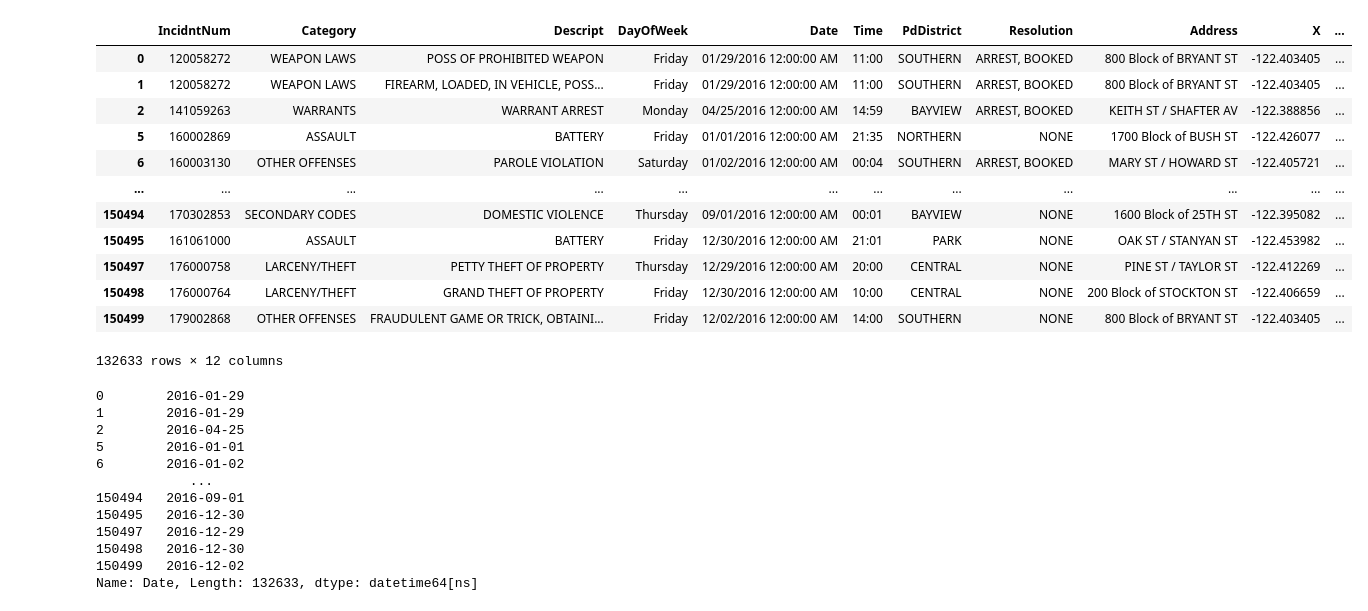
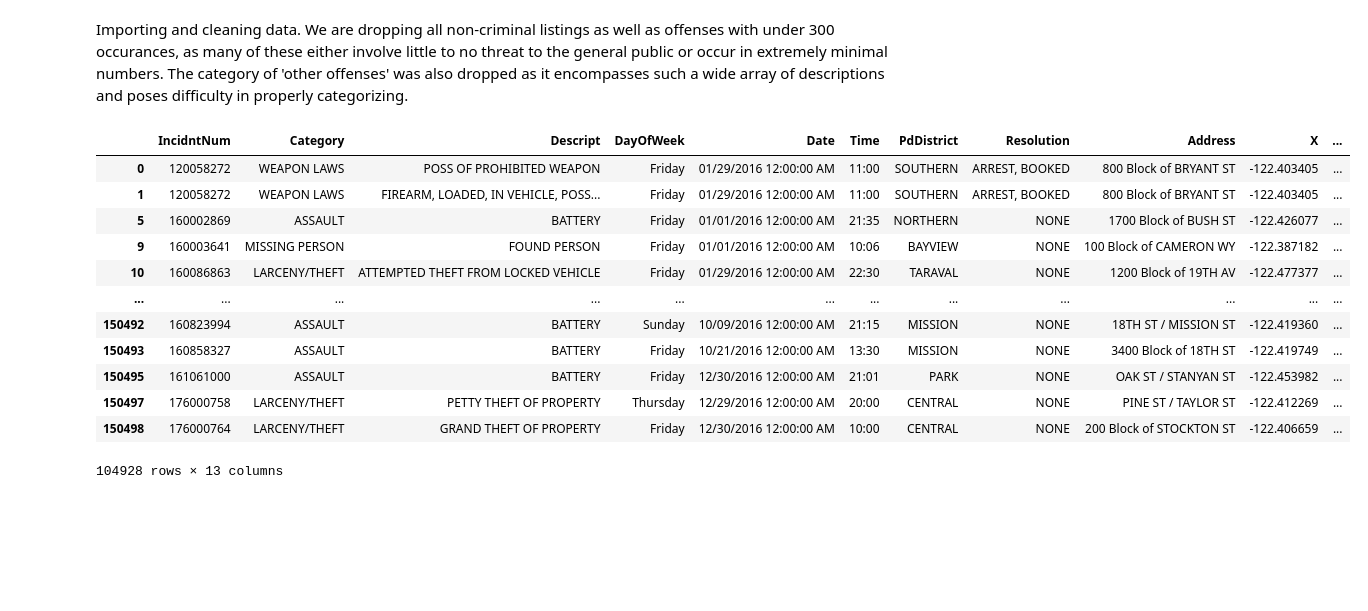
Before and after one commit to michellegillis/SFPD_Crime_Stats_Project, a Jupyter notebook: sf_crime_category.ipynb, the cells around one changed output. Cells and saved outputs as stored; diff of their text form; code cells hidden in the pictures; blank space fills up the shorter version.

```diff
--- a/sf_crime_category.ipynb
+++ b/sf_crime_category.ipynb
@@ -1,26 +1,28 @@
+# %% [markdown]
+Importing and cleaning data. We are dropping all non-criminal listings as well as offenses with under 300 occurances, as many of these either involve little to no threat to the general public or occur in extremely minimal numbers. The category of 'other offenses' was also dropped as it encompasses such a wide array of descriptions and poses difficulty in properly categorizing.
 # %%
 import pandas as pd
 import numpy as np
 import matplotlib.pyplot as plt
 
 csvpath = "Resources/sfpd_incidents_2016.csv"
 sfpd_df = pd.read_csv(csvpath)
-sfpd_clean = sfpd_df.loc[sfpd_df['Category']!= 'NON-CRIMINAL']
-sf_clean = sfpd_df[~sfpd_df['Category'].isin(['NON-CRIMINAL', 'OTHER OFFENSES','SECONDARY CODES','WARRANTS','SUICIDE','BRIBERY','EXTORTION','EXTORTION','FAMILY OFFENSES','LOITERING','SEX OFFENSES', 'NON FORCIBLE','BAD CHECKS','GAMBLING','PORNOGRAPHY/OBSCENE MAT','TREA'])]
-sfpd_clean_df = sfpd_clean.dropna(how='any')
-sfpd_rawdata_clean = sfpd_clean_df.drop(['PdId'], axis = 1)
-sfpd_rawdata_clean
+sfpd_clean = sfpd_df[~sfpd_df['Category'].isin(['NON-CRIMINAL', 'OTHER OFFENSES','SECONDARY CODES','WARRANTS','SUICIDE','BRIBERY','EXTORTION','EXTORTION','FAMILY OFFENSES','LOITERING','SEX OFFENSES', 'NON FORCIBLE','BAD CHECKS','GAMBLING','PORNOGRAPHY/OBSCENE MAT','TREA'])]
+sfpd_clean = sfpd_clean.dropna(how='any')
+sfpd_clean = sfpd_clean.drop(['PdId'], axis = 1)
+sfpd_clean["Month"] = sfpd_clean["Date"].str.rstrip('/').str.split('/').str[0]
+sfpd_clean
 # %% [output]
 |  | IncidntNum | Category | Descript | DayOfWeek | Date | Time | PdDistrict | Resolution | Address | X | ... |
 | 0 | 120058272 | WEAPON LAWS | POSS OF PROHIBITED WEAPON | Friday | 01/29/2016 12:00:00 AM | 11:00 | SOUTHERN | ARREST, BOOKED | 800 Block of BRYANT ST | -122.403405 | ... |
 | 1 | 120058272 | WEAPON LAWS | FIREARM, LOADED, IN VEHICLE, POSS... | Friday | 01/29/2016 12:00:00 AM | 11:00 | SOUTHERN | ARREST, BOOKED | 800 Block of BRYANT ST | -122.403405 | ... |
-| 2 | 141059263 | WARRANTS | WARRANT ARREST | Monday | 04/25/2016 12:00:00 AM | 14:59 | BAYVIEW | ARREST, BOOKED | KEITH ST / SHAFTER AV | -122.388856 | ... |
 | 5 | 160002869 | ASSAULT | BATTERY | Friday | 01/01/2016 12:00:00 AM | 21:35 | NORTHERN | NONE | 1700 Block of BUSH ST | -122.426077 | ... |
-| 6 | 160003130 | OTHER OFFENSES | PAROLE VIOLATION | Saturday | 01/02/2016 12:00:00 AM | 00:04 | SOUTHERN | ARREST, BOOKED | MARY ST / HOWARD ST | -122.405721 | ... |
+| 9 | 160003641 | MISSING PERSON | FOUND PERSON | Friday | 01/01/2016 12:00:00 AM | 10:06 | BAYVIEW | NONE | 100 Block of CAMERON WY | -122.387182 | ... |
+| 10 | 160086863 | LARCENY/THEFT | ATTEMPTED THEFT FROM LOCKED VEHICLE | Friday | 01/29/2016 12:00:00 AM | 22:30 | TARAVAL | NONE | 1200 Block of 19TH AV | -122.477377 | ... |
 | ... | ... | ... | ... | ... | ... | ... | ... | ... | ... | ... | ... |
-| 150494 | 170302853 | SECONDARY CODES | DOMESTIC VIOLENCE | Thursday | 09/01/2016 12:00:00 AM | 00:01 | BAYVIEW | NONE | 1600 Block of 25TH ST | -122.395082 | ... |
+| 150492 | 160823994 | ASSAULT | BATTERY | Sunday | 10/09/2016 12:00:00 AM | 21:15 | MISSION | NONE | 18TH ST / MISSION ST | -122.419360 | ... |
+| 150493 | 160858327 | ASSAULT | BATTERY | Friday | 10/21/2016 12:00:00 AM | 13:30 | MISSION | NONE | 3400 Block of 18TH ST | -122.419749 | ... |
 | 150495 | 161061000 | ASSAULT | BATTERY | Friday | 12/30/2016 12:00:00 AM | 21:01 | PARK | NONE | OAK ST / STANYAN ST | -122.453982 | ... |
 | 150497 | 176000758 | LARCENY/THEFT | PETTY THEFT OF PROPERTY | Thursday | 12/29/2016 12:00:00 AM | 20:00 | CENTRAL | NONE | PINE ST / TAYLOR ST | -122.412269 | ... |
 | 150498 | 176000764 | LARCENY/THEFT | GRAND THEFT OF PROPERTY | Friday | 12/30/2016 12:00:00 AM | 10:00 | CENTRAL | NONE | 200 Block of STOCKTON ST | -122.406659 | ... |
-| 150499 | 179002868 | OTHER OFFENSES | FRAUDULENT GAME OR TRICK, OBTAINI... | Friday | 12/02/2016 12:00:00 AM | 14:00 | SOUTHERN | NONE | 800 Block of BRYANT ST | -122.403405 | ... |
-132633 rows × 12 columns
+104928 rows × 13 columns
@@ -31,15 +28,0 @@ sfpd_rawdata_clean
-# %%
-pd.to_datetime(sfpd_rawdata_clean['Date'])
-# %% [output]
-0        2016-01-29
-1        2016-01-29
-2        2016-04-25
-5        2016-01-01
-6        2016-01-02
-            ...
-150494   2016-09-01
-150495   2016-12-30
-150497   2016-12-29
-150498   2016-12-30
-150499   2016-12-02
-Name: Date, Length: 132633, dtype: datetime64[ns]
```
Also changed, not shown: parts of 11 cells of this notebook.
